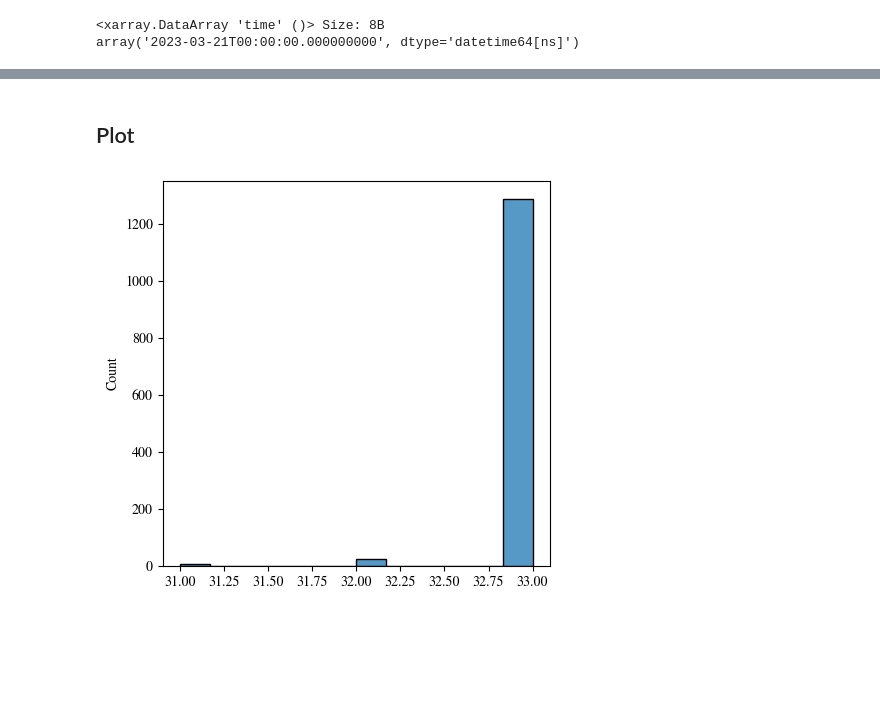
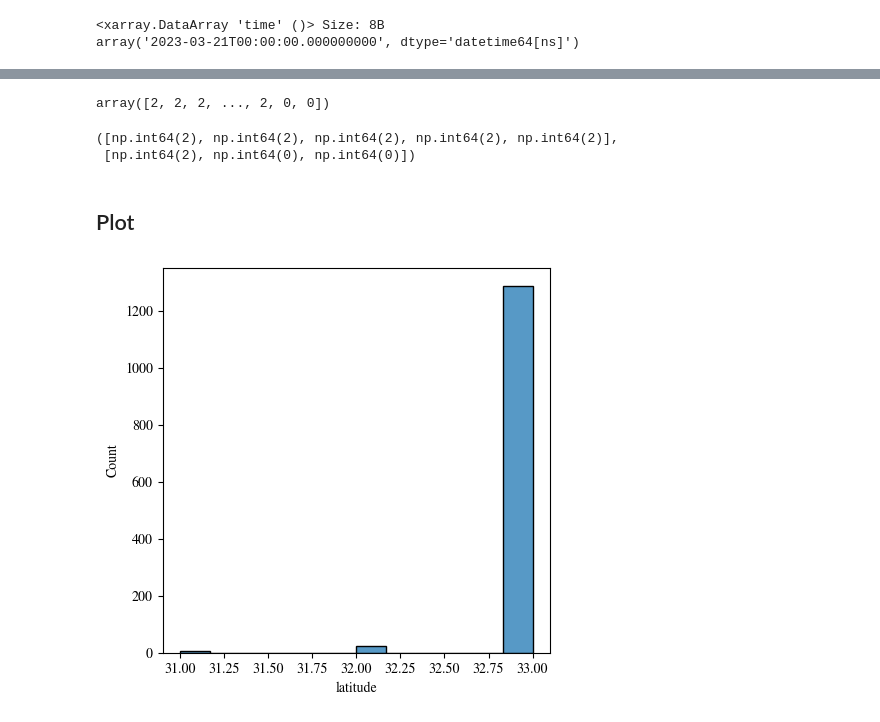
Before and after one commit to Sea-Meets-the-Stars/cugn, a Jupyter notebook: papers/SO/Analysis/Explore_Upwelling.ipynb, the cells around one changed output, grey strips where cells are left out. Drawn from its saved outputs; the diff is of its cells as text; code cells hidden in the pictures; blank space fills up the shorter version.

Commit message:
cuti beuti

```diff
--- a/papers/SO/Analysis/Explore_Upwelling.ipynb
+++ b/papers/SO/Analysis/Explore_Upwelling.ipynb
@@ -135,6 +162,7 @@ ds_cuti.time[ii], SO_t[0]
  np.datetime64('2017-03-14T02:17:03.000000000'))
 # %%
 itimes, ilats = [], []
+cutis = []
 for lat, t in zip(SO_lat, SO_t):
     # Time
     itime = np.argmin(np.abs(ds_cuti.time.data - t))
@@ -143,6 +171,7 @@ for lat, t in zip(SO_lat, SO_t):
     # Save
     itimes.append(itime)
     ilats.append(ilat)
+    cutis.append(ds_cuti.CUTI.data[itime, ilat])
 # %%
 ds_cuti.time[itimes].max()
 # %% [output]
@@ -151,11 +247,22 @@ array('2023-03-21T00:00:00.000000000', dtype='datetime64[ns]')
+# %%
+dilats = np.digitize(SO_lat, ds_cuti.latitude.data) - 1
+dilats
+# %% [output]
+array([2, 2, 2, ..., 2, 0, 0])
+# %%
+ilats[0:5], ilats[-3:]
+# %% [output]
+([np.int64(2), np.int64(2), np.int64(2), np.int64(2), np.int64(2)],
+ [np.int64(2), np.int64(0), np.int64(0)])
 # %% [markdown]
 ## Plot
 # %%
 fig = plt.figure(figsize=(5,5))
 ax = plt.gca()
 #
 _ = sns.histplot(ds_cuti.latitude[ilats], ax=ax)
 #
+ax.set_xlabel('latitude')
 plt.show()
 # %% [output]
-[figure, old version]
+[figure, new version]
```
Also changed, not shown: parts of 14 cells of this notebook, 4 other files.
